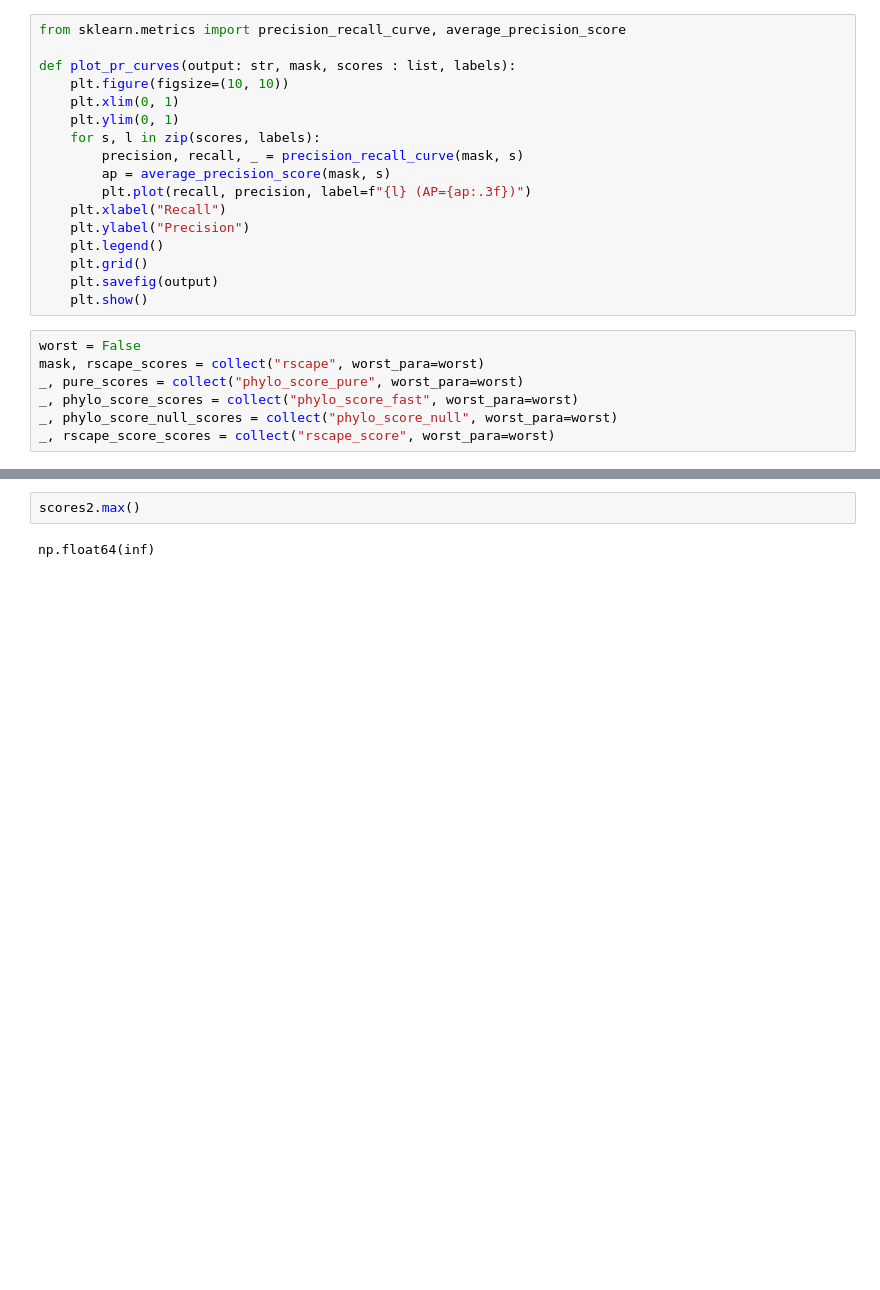
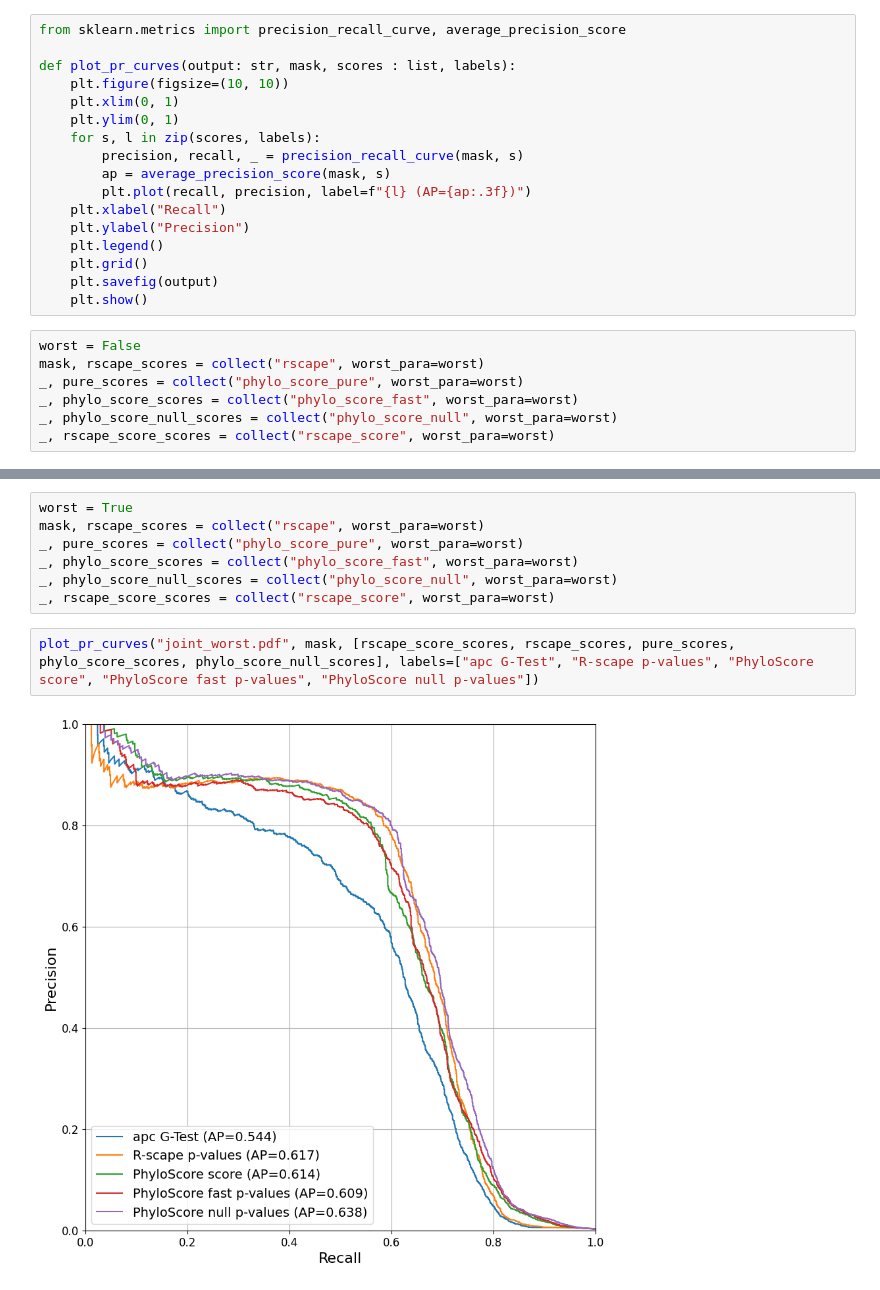
Before and after one commit to soedinglab/phylo_score, a Jupyter notebook: benchmark/joint.ipynb, the cells around one changed output, grey strips where cells are left out. Saved outputs shown, nothing was run; the diff lists cells and outputs as text; blank space fills up the shorter version.

Commit message:
plotting

```diff
--- a/benchmark/joint.ipynb
+++ b/benchmark/joint.ipynb
@@ -138,6 +111,13 @@ plot_pr_curves("best.pdf", mask, [rscape_score_scores, rscape_scores, pure_score
 # %% [output]
 [figure]
 # %%
-scores2.max()
+worst = True
+mask, rscape_scores = collect("rscape", worst_para=worst)
+_, pure_scores = collect("phylo_score_pure", worst_para=worst)
+_, phylo_score_scores = collect("phylo_score_fast", worst_para=worst)
+_, phylo_score_null_scores = collect("phylo_score_null", worst_para=worst)
+_, rscape_score_scores = collect("rscape_score", worst_para=worst)
-# %% [output]
-np.float64(inf)
+# %%
+plot_pr_curves("joint_worst.pdf", mask, [rscape_score_scores, rscape_scores, pure_scores, phylo_score_scores, phylo_score_null_scores], labels=["apc G-Test", "R-scape p-values", "PhyloScore score", "PhyloScore fast p-values", "PhyloScore null p-values"])
+# %% [output]
+[figure, added]
```
Also changed, not shown: parts of 2 cells of this notebook, 3 other files.
